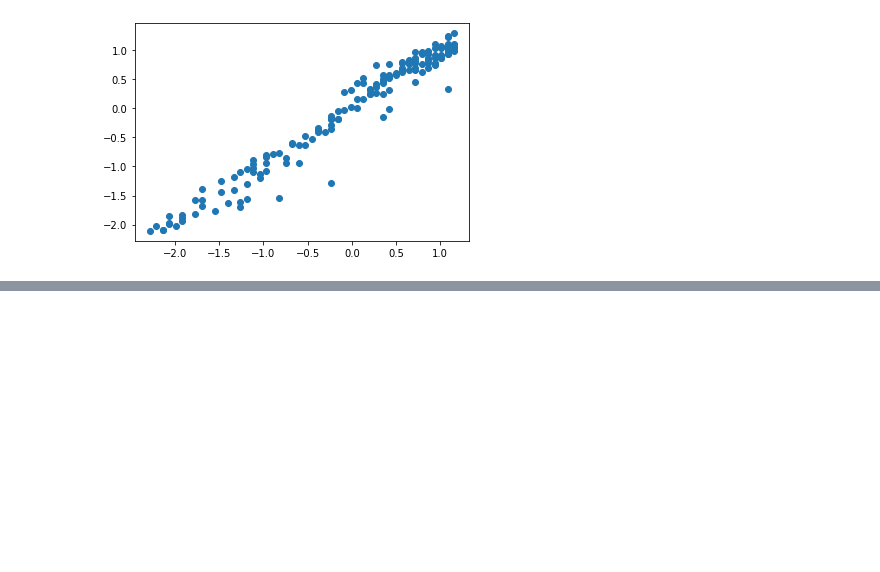
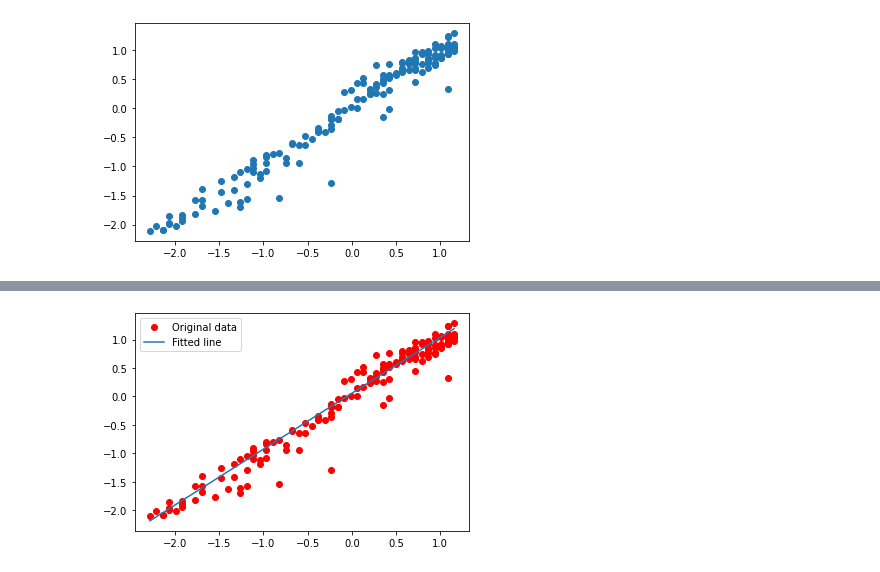
Before and after one commit to zydusss/PyTorch, a Jupyter notebook: PyTorch_Regression_Moores_Law.ipynb, the cells around one changed output, grey strips where cells are left out. Saved outputs shown, nothing was run; the diff lists cells and outputs as text; code cells hidden in the pictures; blank space fills up the shorter version.

```diff
--- a/PyTorch_Regression_Moores_Law.ipynb
+++ b/PyTorch_Regression_Moores_Law.ipynb
@@ -46,3 +46,6 @@ plt.scatter(X,Y)
 # %% [output]
 <matplotlib.collections.PathCollection at 0x...>
 [figure]
+# %%
+X = X.astype(np.float32)
+Y = Y.astype(np.float32)
@@ -48,0 +103,9 @@ plt.scatter(X,Y)
+# %%
+# Plot the model graph
+predicted = model(torch.from_numpy(X)).detach().numpy()
+plt.plot(X,Y,'ro',label = 'Original data')
+plt.plot(X,predicted,label='Fitted line')
+plt.legend()
+plt.show()
+# %% [output]
+[figure, added]
```
Also changed, not shown: parts of 6 cells of this notebook.
